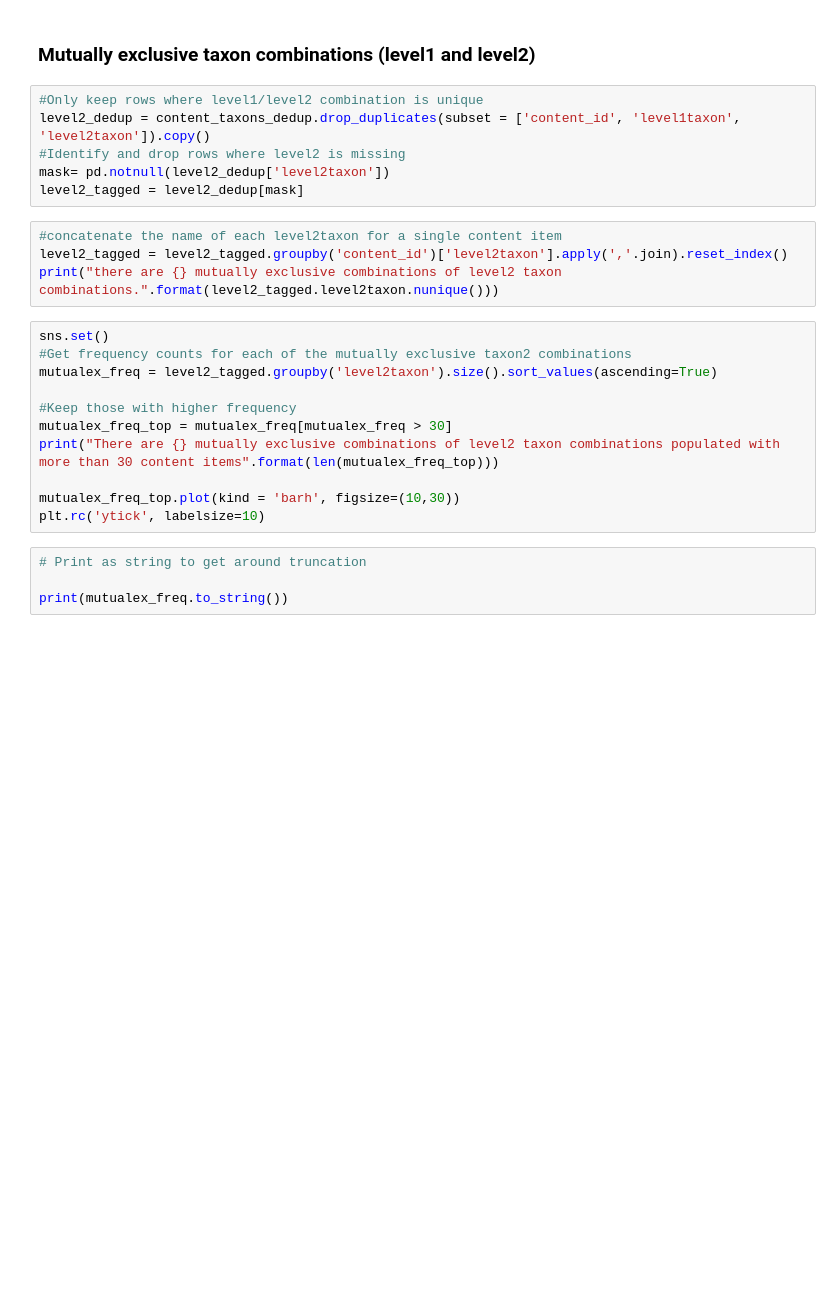
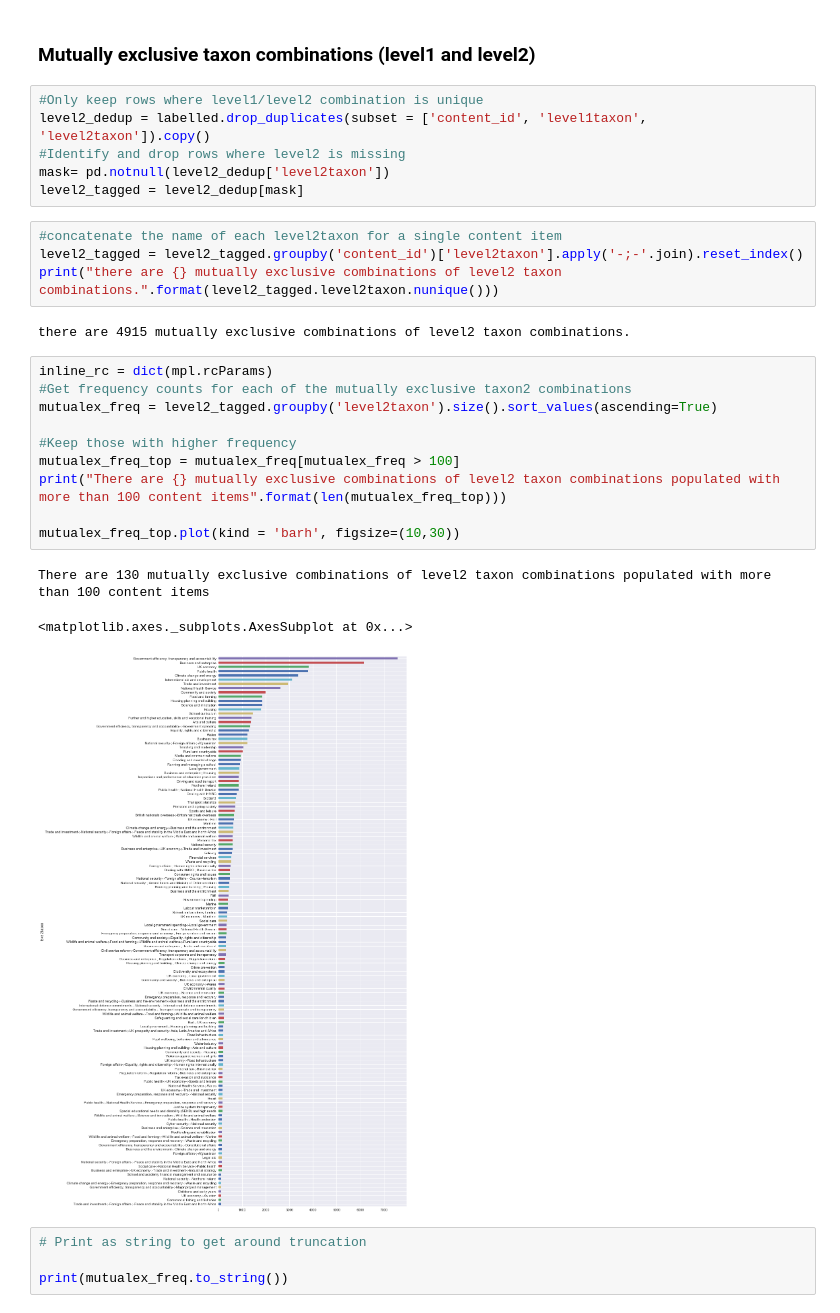
Before and after one commit to alphagov/govuk-taxonomy-supervised-learning, a Jupyter notebook: python/notebooks/EDA-Taxons.ipynb, the cells around one changed output. Saved outputs shown, nothing was run; the diff lists cells and outputs as text; blank space fills up the shorter version.

```diff
--- a/python/notebooks/EDA-Taxons.ipynb
+++ b/python/notebooks/EDA-Taxons.ipynb
@@ -277,25 +373,30 @@ level2_corr=level2_counts.corr(method = "kendall")
 ### Mutually exclusive taxon combinations (level1 and level2)
 # %%
 #Only keep rows where level1/level2 combination is unique
-level2_dedup = content_taxons_dedup.drop_duplicates(subset = ['content_id', 'level1taxon', 'level2taxon']).copy()
+level2_dedup = labelled.drop_duplicates(subset = ['content_id', 'level1taxon', 'level2taxon']).copy()
 #Identify and drop rows where level2 is missing
 mask= pd.notnull(level2_dedup['level2taxon'])
 level2_tagged = level2_dedup[mask]
 # %%
 #concatenate the name of each level2taxon for a single content item
-level2_tagged = level2_tagged.groupby('content_id')['level2taxon'].apply(','.join).reset_index()
+level2_tagged = level2_tagged.groupby('content_id')['level2taxon'].apply('-;-'.join).reset_index()
 print("there are {} mutually exclusive combinations of level2 taxon combinations.".format(level2_tagged.level2taxon.nunique()))
+# %% [output]
+there are 4915 mutually exclusive combinations of level2 taxon combinations.
 # %%
-sns.set()
+inline_rc = dict(mpl.rcParams)
 #Get frequency counts for each of the mutually exclusive taxon2 combinations
 mutualex_freq = level2_tagged.groupby('level2taxon').size().sort_values(ascending=True)
 
 #Keep those with higher frequency
-mutualex_freq_top = mutualex_freq[mutualex_freq > 30]
-print("There are {} mutually exclusive combinations of level2 taxon combinations populated with more than 30 content items".format(len(mutualex_freq_top)))
+mutualex_freq_top = mutualex_freq[mutualex_freq > 100]
+print("There are {} mutually exclusive combinations of level2 taxon combinations populated with more than 100 content items".format(len(mutualex_freq_top)))
 
 mutualex_freq_top.plot(kind = 'barh', figsize=(10,30))
-plt.rc('ytick', labelsize=10)
+# %% [output]
+There are 130 mutually exclusive combinations of level2 taxon combinations populated with more than 100 content items
+<matplotlib.axes._subplots.AxesSubplot at 0x...>
+[figure, added]
 # %%
 # Print as string to get around truncation
 
```
Also changed, not shown: parts of 10 cells of this notebook.
